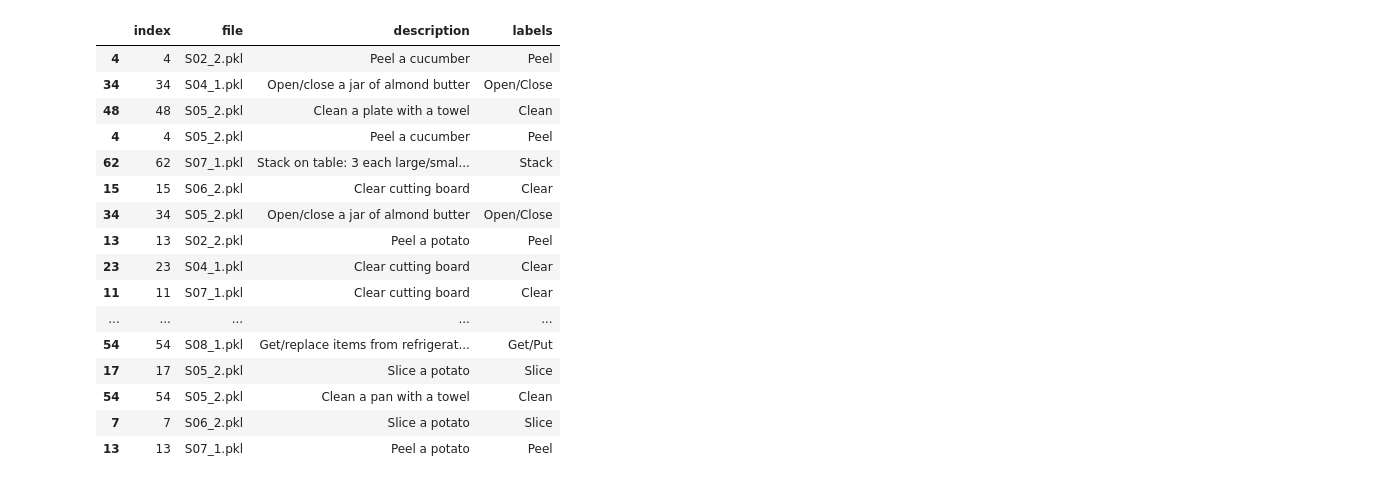
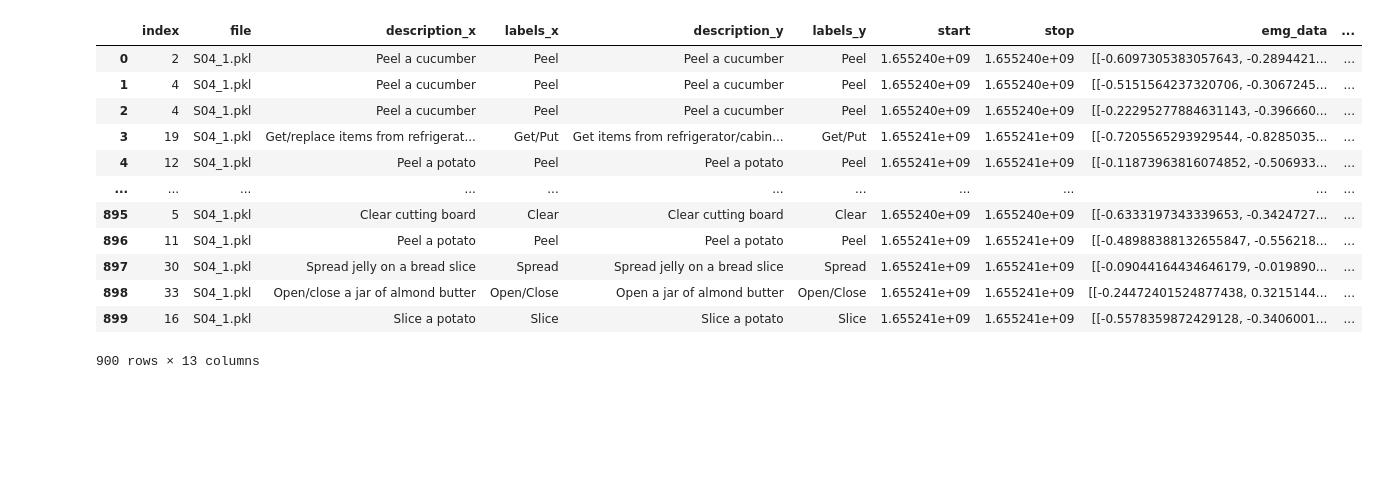
Before and after one commit to AmorosoLaura/aml23-ego, a Jupyter notebook: action_net_rgb_extraction.ipynb, the cells around one changed output. Drawn from its saved outputs; the diff is of its cells as text; code cells hidden in the pictures; blank space fills up the shorter version.

```diff
--- a/action_net_rgb_extraction.ipynb
+++ b/action_net_rgb_extraction.ipynb
@@ -213,24 +195,0 @@ emg_data
-# %%
-import pandas as pd
-
-df = pd.read_pickle('action-net/ActionNet_test.pkl')
-
-df
-# %% [output]
-|  | index | file | description | labels |
-| 4 | 4 | S02_2.pkl | Peel a cucumber | Peel |
-| 34 | 34 | S04_1.pkl | Open/close a jar of almond butter | Open/Close |
-| 48 | 48 | S05_2.pkl | Clean a plate with a towel | Clean |
-| 4 | 4 | S05_2.pkl | Peel a cucumber | Peel |
-| 62 | 62 | S07_1.pkl | Stack on table: 3 each large/smal... | Stack |
-| 15 | 15 | S06_2.pkl | Clear cutting board | Clear |
-| 34 | 34 | S05_2.pkl | Open/close a jar of almond butter | Open/Close |
-| 13 | 13 | S02_2.pkl | Peel a potato | Peel |
-| 23 | 23 | S04_1.pkl | Clear cutting board | Clear |
-| 11 | 11 | S07_1.pkl | Clear cutting board | Clear |
-| ... | ... | ... | ... | ... |
-| 54 | 54 | S08_1.pkl | Get/replace items from refrigerat... | Get/Put |
-| 17 | 17 | S05_2.pkl | Slice a potato | Slice |
-| 54 | 54 | S05_2.pkl | Clean a pan with a towel | Clean |
-| 7 | 7 | S06_2.pkl | Slice a potato | Slice |
-| 13 | 13 | S07_1.pkl | Peel a potato | Peel |
@@ -236,0 +202,20 @@ df
+# %%
+import pandas as pd
+
+df = pd.read_pickle('S04_train.pkl')
+
+df
+# %% [output]
+|  | index | file | description_x | labels_x | description_y | labels_y | start | stop | emg_data | ... |
+| 0 | 2 | S04_1.pkl | Peel a cucumber | Peel | Peel a cucumber | Peel | 1.655240e+09 | 1.655240e+09 | [[-0.6097305383057643, -0.2894421... | ... |
+| 1 | 4 | S04_1.pkl | Peel a cucumber | Peel | Peel a cucumber | Peel | 1.655240e+09 | 1.655240e+09 | [[-0.5151564237320706, -0.3067245... | ... |
+| 2 | 4 | S04_1.pkl | Peel a cucumber | Peel | Peel a cucumber | Peel | 1.655240e+09 | 1.655240e+09 | [[-0.22295277884631143, -0.396660... | ... |
+| 3 | 19 | S04_1.pkl | Get/replace items from refrigerat... | Get/Put | Get items from refrigerator/cabin... | Get/Put | 1.655241e+09 | 1.655241e+09 | [[-0.7205565293929544, -0.8285035... | ... |
+| 4 | 12 | S04_1.pkl | Peel a potato | Peel | Peel a potato | Peel | 1.655241e+09 | 1.655241e+09 | [[-0.11873963816074852, -0.506933... | ... |
+| ... | ... | ... | ... | ... | ... | ... | ... | ... | ... | ... |
+| 895 | 5 | S04_1.pkl | Clear cutting board | Clear | Clear cutting board | Clear | 1.655240e+09 | 1.655240e+09 | [[-0.6333197343339653, -0.3424727... | ... |
+| 896 | 11 | S04_1.pkl | Peel a potato | Peel | Peel a potato | Peel | 1.655241e+09 | 1.655241e+09 | [[-0.48988388132655847, -0.556218... | ... |
+| 897 | 30 | S04_1.pkl | Spread jelly on a bread slice | Spread | Spread jelly on a bread slice | Spread | 1.655241e+09 | 1.655241e+09 | [[-0.09044164434646179, -0.019890... | ... |
+| 898 | 33 | S04_1.pkl | Open/close a jar of almond butter | Open/Close | Open a jar of almond butter | Open/Close | 1.655241e+09 | 1.655241e+09 | [[-0.24472401524877438, 0.3215144... | ... |
+| 899 | 16 | S04_1.pkl | Slice a potato | Slice | Slice a potato | Slice | 1.655241e+09 | 1.655241e+09 | [[-0.5578359872429128, -0.3406001... | ... |
+900 rows × 13 columns
```
Also changed, not shown: parts of 8 cells of this notebook, 6 other files.
